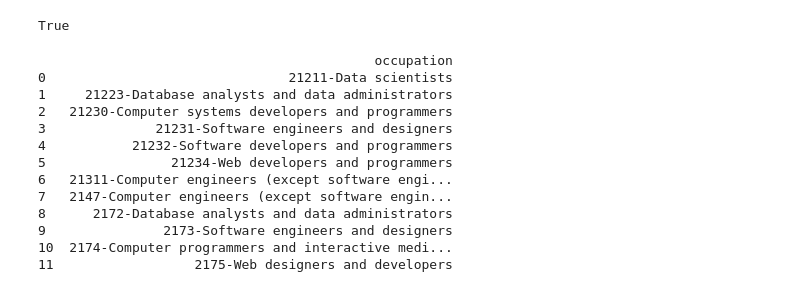
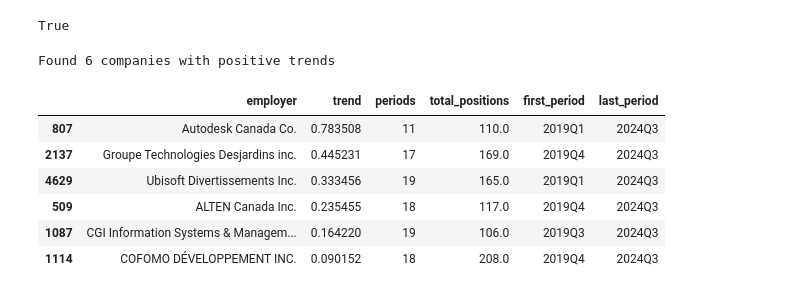
Before and after one commit to tartakynov/lmia-stats, a Jupyter notebook: notebooks/lmia_analysis.ipynb, the cells around one changed output. Saved outputs shown, nothing was run; the diff lists cells and outputs as text; code cells hidden in the pictures.

```diff
--- a/notebooks/lmia_analysis.ipynb
+++ b/notebooks/lmia_analysis.ipynb
@@ -30,34 +30,26 @@ db_name = os.getenv('DB_NAME', 'lmia_stats')
 
 # Create SQLAlchemy engine
 engine = create_engine(f'mysql+pymysql://{db_user}:{db_password}@{db_host}/{db_name}')
-# %%
-# SQL query to fetch software engineering related LMIAs
-query = """
-SELECT DISTINCT e.occupation
-FROM employers e
-WHERE e.occupation LIKE '%%oftware%%'
-   OR e.occupation LIKE '%%eveloper%%'
-   OR e.occupation LIKE '%%rogrammer%%'
-   OR e.occupation LIKE '%%atabase%%'
-   OR e.occupation LIKE '%%Data Scien%%'
-ORDER BY e.occupation
-"""
-
-# Load data into pandas DataFrame
-df = pd.read_sql(query, engine)
-occupations = df["occupation"]
-print(df)
-# %% [output]
-                                           occupation
-0                               21211-Data scientists
-1     21223-Database analysts and data administrators
-2   21230-Computer systems developers and programmers
-3              21231-Software engineers and designers
-4           21232-Software developers and programmers
-5                21234-Web developers and programmers
-6   21311-Computer engineers (except software engi...
-7   2147-Computer engineers (except software engin...
-8      2172-Database analysts and data administrators
-9               2173-Software engineers and designers
-10  2174-Computer programmers and interactive medi...
-11                  2175-Web designers and developers
+# %%
+# Load data
+query = """
+SELECT
+    e.employer,
+    e.year,
+    e.quarter,
+    SUM(e.approved_positions) as total_positions
+FROM employers e
+WHERE e.occupation LIKE '%%oftware%%'
+   OR e.occupation LIKE '%%eveloper%%'
+   OR e.occupation LIKE '%%rogrammer%%'
+   OR e.occupation LIKE '%%atabase%%'
+   OR e.occupation LIKE '%%Data Scien%%'
+GROUP BY e.employer, e.year, e.quarter
+ORDER BY e.employer, e.year, e.quarter
+"""
+
+df = pd.read_sql(query, engine)
+
+# Create a time-based index for trend analysis
+df['period'] = df['year'].astype(str) + 'Q' + df['quarter'].astype(str)
+df['time_index'] = df['year'] * 4 + df['quarter']
@@ -64 +94,23 @@ print(df)
+# %%
+# Filter companies with positive trends and at least 2 data points
+positive_trends = trends_df[
+    (trends_df['trend'] > 0) &
+    (trends_df['periods'] >= 3) &
+    (trends_df['last_period'] == '2024Q3') &
+    (trends_df['total_positions'] >= 100)
+].sort_values(by='trend', ascending=False)
+
+# Display the top 20 companies with the strongest positive trends
+top_positive_trends = positive_trends.head(20)
+print(f"Found {len(positive_trends)} companies with positive trends")
+top_positive_trends[['employer', 'trend', 'periods', 'total_positions', 'first_period', 'last_period']]
+# %% [output]
+Found 6 companies with positive trends
+|  | employer | trend | periods | total_positions | first_period | last_period |
+| 807 | Autodesk Canada Co. | 0.783508 | 11 | 110.0 | 2019Q1 | 2024Q3 |
+| 2137 | Groupe Technologies Desjardins inc. | 0.445231 | 17 | 169.0 | 2019Q4 | 2024Q3 |
+| 4629 | Ubisoft Divertissements Inc. | 0.333456 | 19 | 165.0 | 2019Q1 | 2024Q3 |
+| 509 | ALTEN Canada Inc. | 0.235455 | 18 | 117.0 | 2019Q4 | 2024Q3 |
+| 1087 | CGI Information Systems & Managem... | 0.164220 | 19 | 106.0 | 2019Q3 | 2024Q3 |
+| 1114 | COFOMO DÉVELOPPEMENT INC. | 0.090152 | 18 | 208.0 | 2019Q4 | 2024Q3 |
 # %%
```
Also changed, not shown: parts of 2 cells of this notebook, 1 other file.
